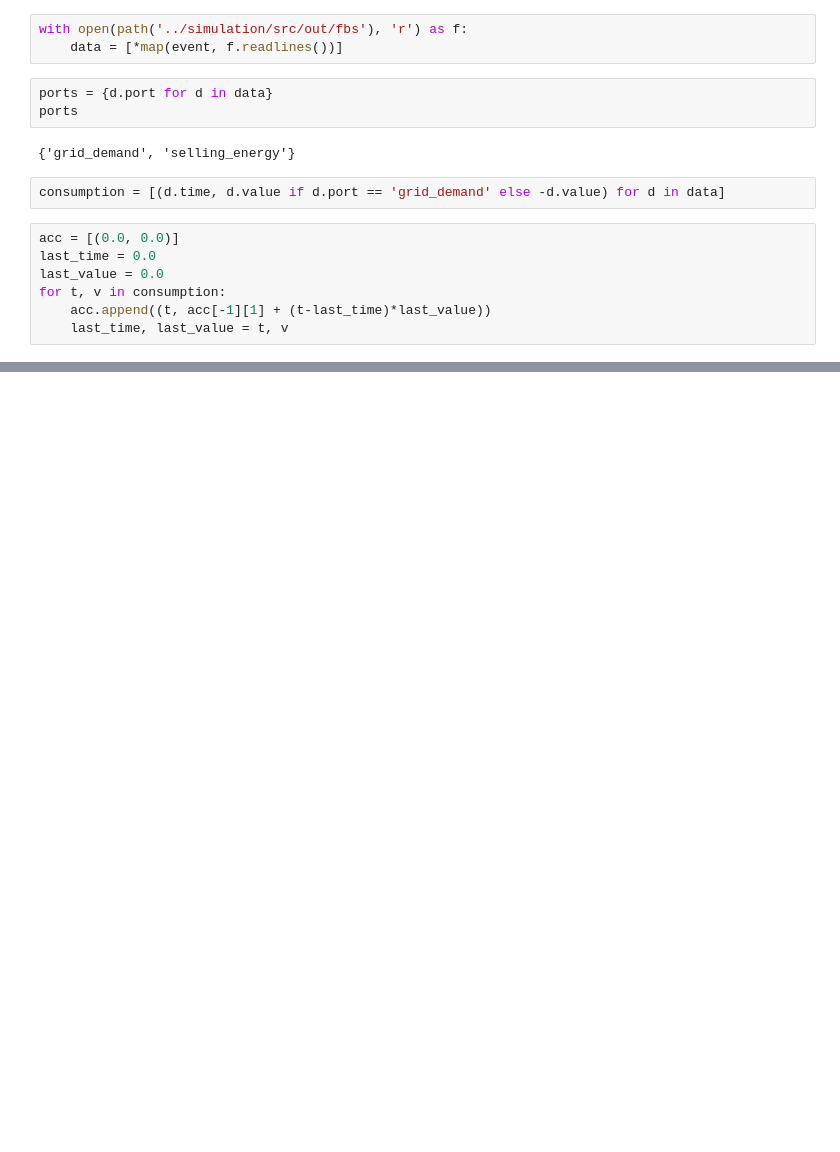
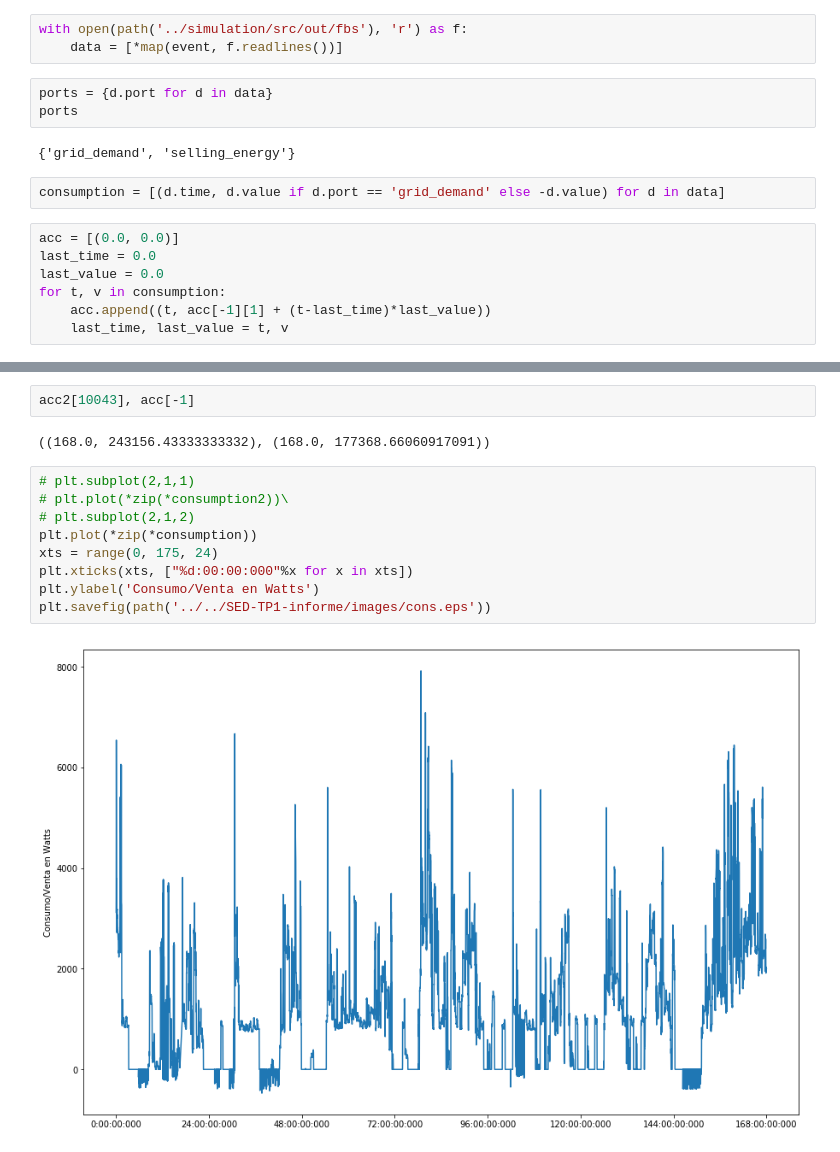
Before and after one commit to aumfurer/devs-smart-grid, a Jupyter notebook: Notebooks/SellingAndConsumption.ipynb, the cells around one changed output, grey strips where cells are left out. Drawn from its saved outputs; the diff is of its cells as text; blank space fills up the shorter version.

```diff
--- a/Notebooks/SellingAndConsumption.ipynb
+++ b/Notebooks/SellingAndConsumption.ipynb
@@ -45,0 +78,15 @@ pass
+# %%
+acc2[10043], acc[-1]
+# %% [output]
+((168.0, 243156.43333333332), (168.0, 177368.66060917091))
+# %%
+# plt.subplot(2,1,1)
+# plt.plot(*zip(*consumption2))\
+# plt.subplot(2,1,2)
+plt.plot(*zip(*consumption))
+xts = range(0, 175, 24)
+plt.xticks(xts, ["%d:00:00:000"%x for x in xts])
+plt.ylabel('Consumo/Venta en Watts')
+plt.savefig(path('../../SED-TP1-informe/images/cons.eps'))
+# %% [output]
+[figure, added]
```
Also changed, not shown: parts of 8 cells of this notebook, 1 other file.
